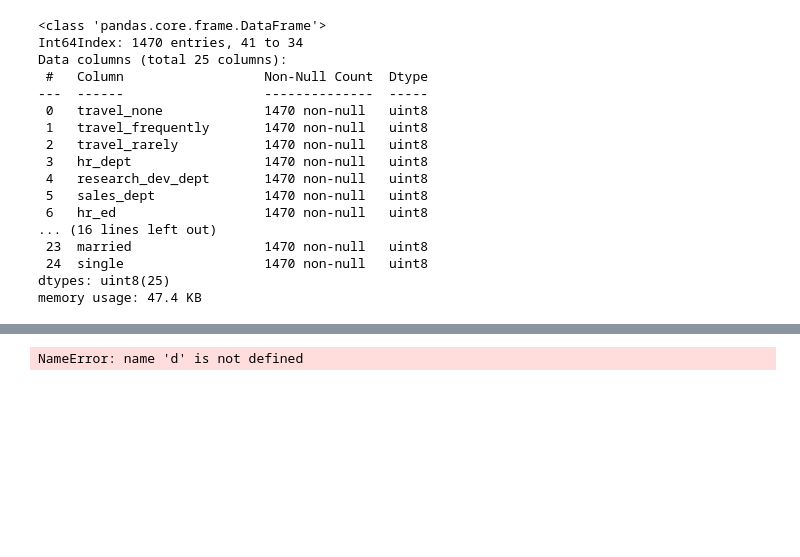
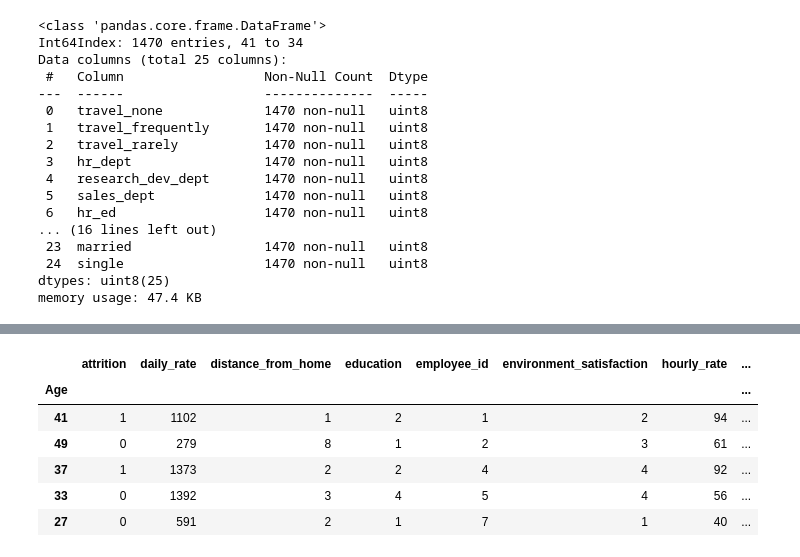
Before and after one commit to masonsherbondy/Individual-Project, a Jupyter notebook: workbook.ipynb, the cells around one changed output, grey strips where cells are left out. Cells and saved outputs as stored; diff of their text form; code cells hidden in the pictures; blank space fills up the shorter version.

```diff
--- a/workbook.ipynb
+++ b/workbook.ipynb
@@ -439,4 +434,12 @@ cf.head()
-# %%
-d
-# %% [output]
-NameError: name 'd' is not defined
+# %%
+#drop redundants
+cf = cf.drop(columns = categorical)
+cf.head()
+# %% [output]
+|  | attrition | daily_rate | distance_from_home | education | employee_id | environment_satisfaction | hourly_rate | ... |
+| Age |  |  |  |  |  |  |  | ... |
+| 41 | 1 | 1102 | 1 | 2 | 1 | 2 | 94 | ... |
+| 49 | 0 | 279 | 8 | 1 | 2 | 3 | 61 | ... |
+| 37 | 1 | 1373 | 2 | 2 | 4 | 4 | 92 | ... |
+| 33 | 0 | 1392 | 3 | 4 | 5 | 4 | 56 | ... |
+| 27 | 0 | 591 | 2 | 1 | 7 | 1 | 40 | ... |
```
Also changed, not shown: parts of 17 cells of this notebook, 3 other files.
